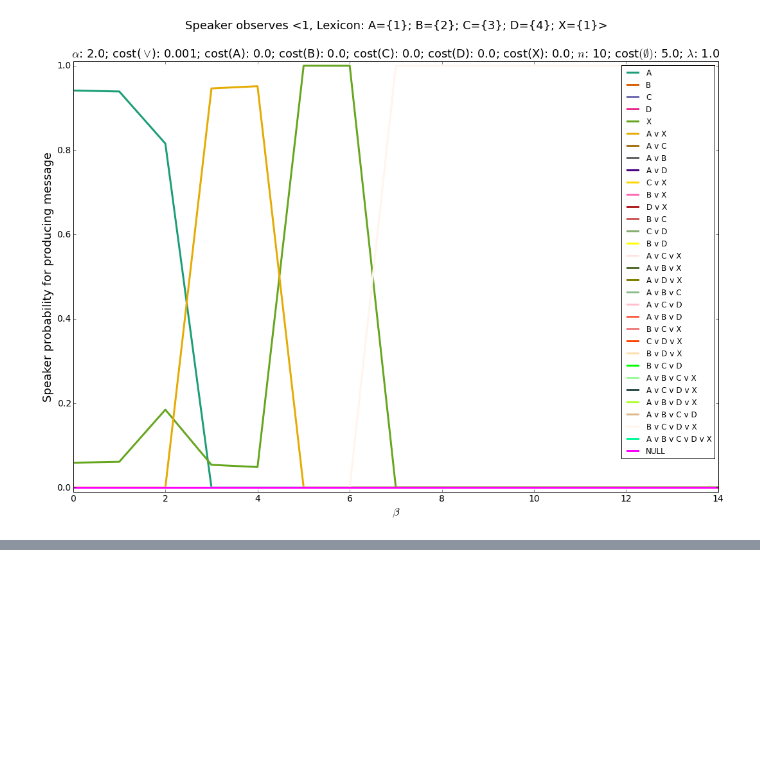
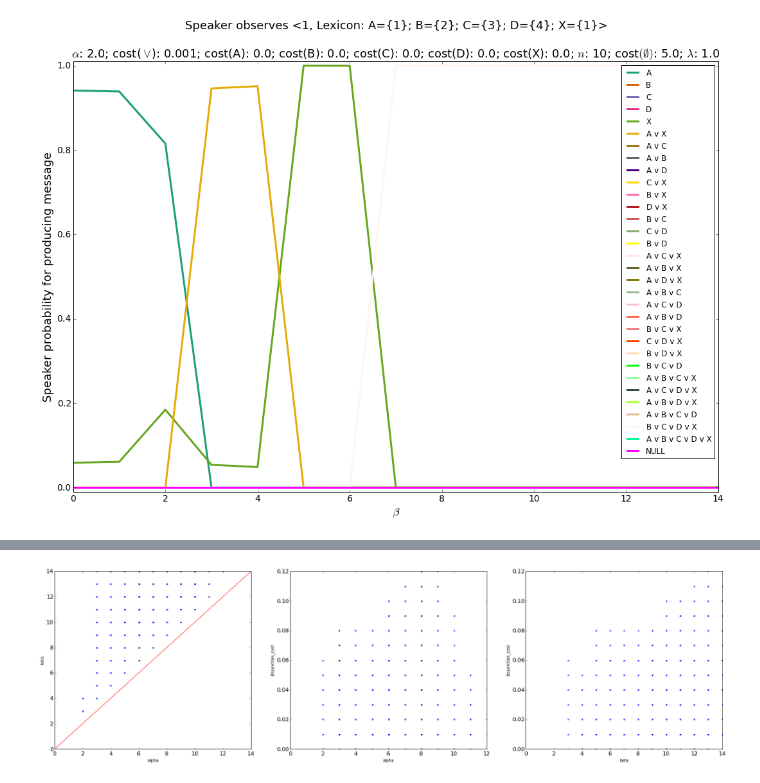
Before and after one commit to rlevy/pragmatic_disjunction, a Jupyter notebook: pypragmods/Speakers.ipynb, the cells around one changed output, grey strips where cells are left out. Cells and saved outputs as stored; diff of their text form; code cells hidden in the pictures; blank space fills up the shorter version.

```diff
--- a/pypragmods/Speakers.ipynb
+++ b/pypragmods/Speakers.ipynb
@@ -221,0 +242,4 @@ large.plot_speaker_behavior_beta_values(state='1', lexicon=0, progress_report=Fa
+# %%
+hyperparameterexplore.param_scatterplots(lex5_defin)
+# %% [output]
+[figure, added]
```
Also changed, not shown: parts of 5 cells of this notebook.
